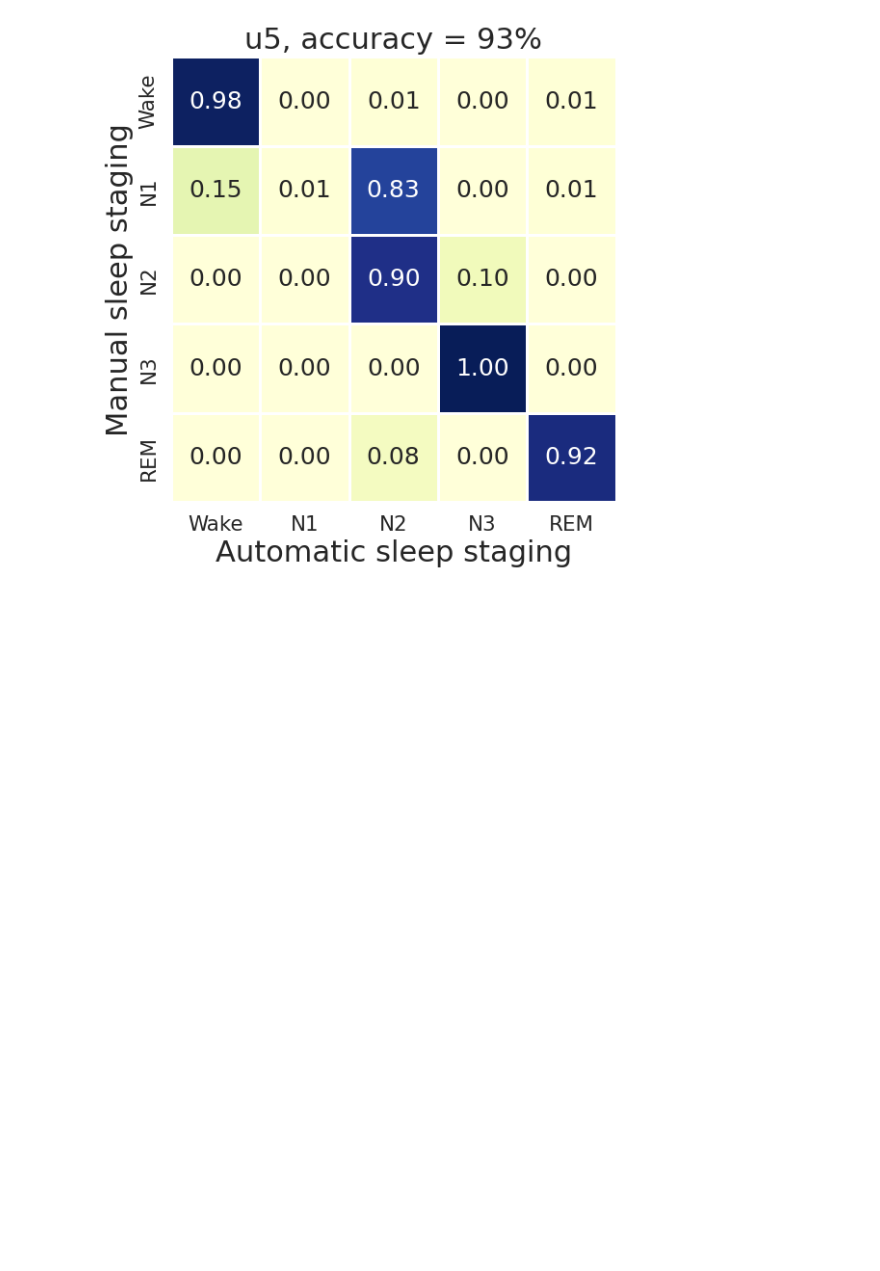
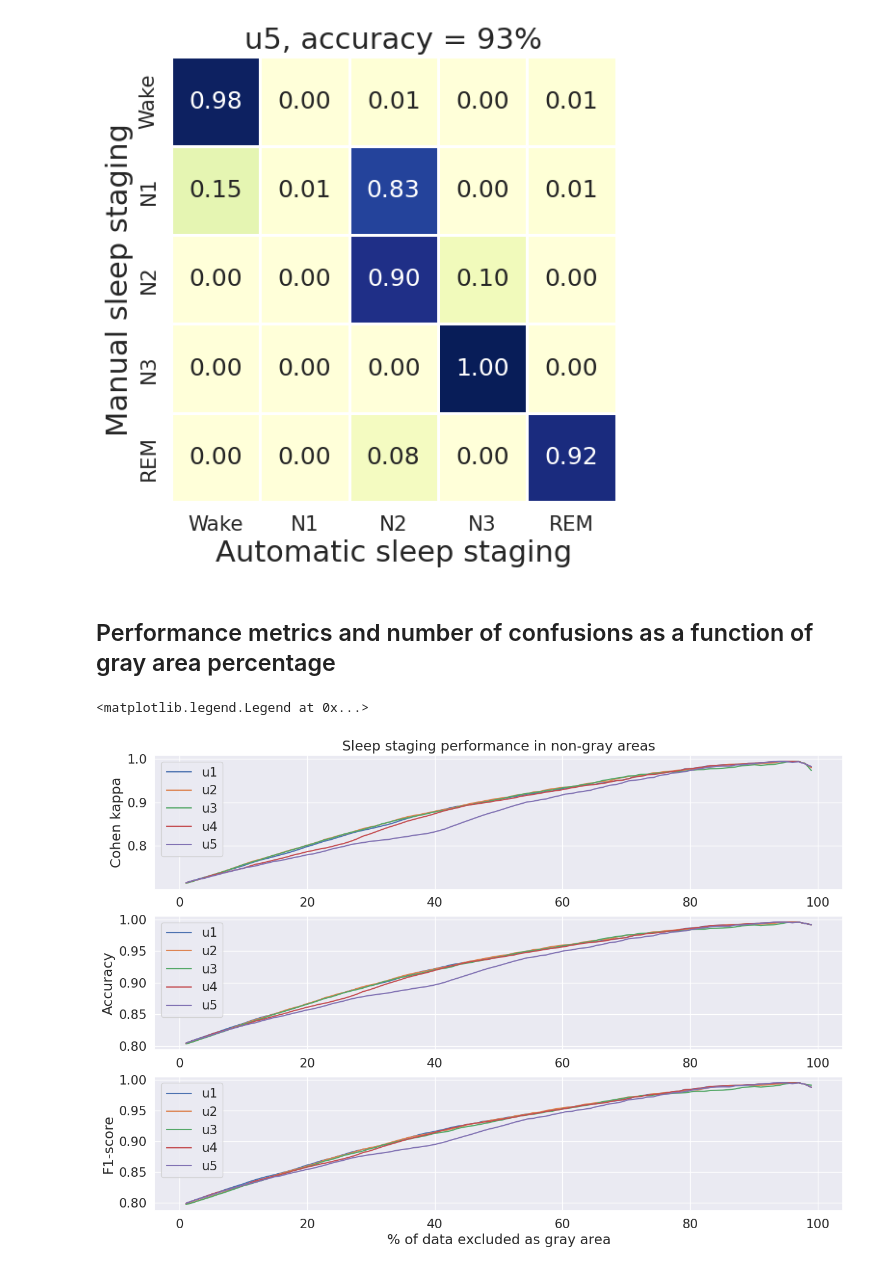
Before and after one commit to matias-olavi/aSAGA, a Jupyter notebook: GrayAreaValidation-dodh.ipynb, the cells around one changed output. Cells and saved outputs as stored; diff of their text form; code cells hidden in the pictures; blank space fills up the shorter version.

Commit message:
new plots

```diff
--- a/GrayAreaValidation-dodh.ipynb
+++ b/GrayAreaValidation-dodh.ipynb
@@ -181,3 +181,5 @@ show_confusion_matrix(np.array(flatten(hg_tru))[ind_5],np.array(flatten(hg_pre))
 [figure]
 [figure]
 [figure]
+# %% [markdown]
+## Performance metrics and number of confusions as a function of gray area percentage
@@ -183,0 +223,17 @@ show_confusion_matrix(np.array(flatten(hg_tru))[ind_5],np.array(flatten(hg_pre))
+# %%
+fig, ax = plt.subplots(3,1, figsize=(15,10))
+
+ax[0].plot(100 - np.linspace(0.01, 0.99, 100)*100,kap)
+ax[0].set_title('Sleep staging performance in non-gray areas')
+ax[0].set_ylabel('Cohen kappa')
+ax[0].legend(['u1', 'u2', 'u3', 'u4', 'u5'])
+ax[1].plot(100 - np.linspace(0.01, 0.99, 100)*100,acc)
+ax[1].set_ylabel('Accuracy')
+ax[1].legend(['u1', 'u2', 'u3', 'u4', 'u5'])
+ax[2].plot(100 - np.linspace(0.01, 0.99, 100)*100,f1)
+ax[2].set_ylabel('F1-score')
+ax[2].set_xlabel('% of data excluded as gray area')
+ax[2].legend(['u1', 'u2', 'u3', 'u4', 'u5'])
+# %% [output]
+<matplotlib.legend.Legend at 0x...>
+[figure, added]
```
Also changed, not shown: parts of 3 cells of this notebook, 1 other file.
